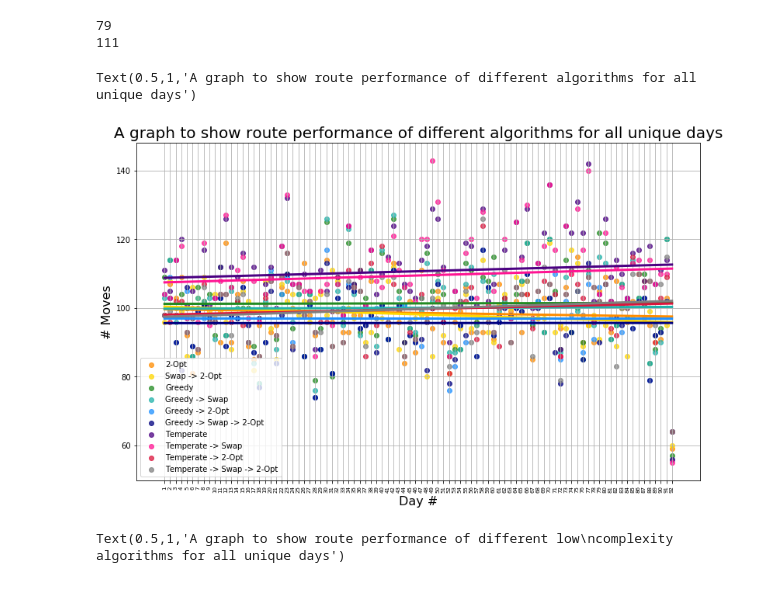
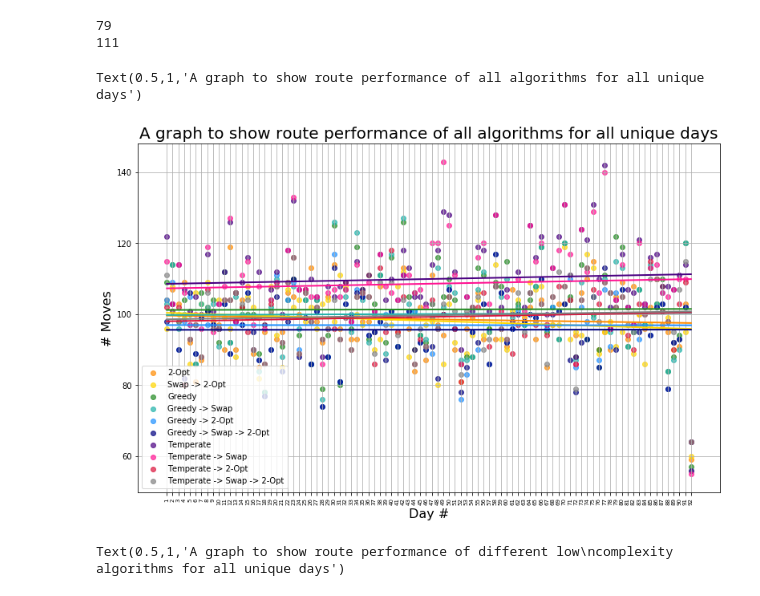
Before and after one commit to hwixley/Drone-Route-Planner, a Jupyter notebook: dataAnalysis/DroneMoveAnalysis.ipynb, the cells around one changed output. Drawn from its saved outputs; the diff is of its cells as text; code cells hidden in the pictures.

```diff
--- a/dataAnalysis/DroneMoveAnalysis.ipynb
+++ b/dataAnalysis/DroneMoveAnalysis.ipynb
@@ -25,23 +25,23 @@ print(moves[10][0])
 # %%
 import seaborn as sns
 import pandas as pd
 x = range(92)
 
 plt.rcParams["figure.figsize"] = (13,8)
 
 for i in range(1,11):
-    plt.scatter(x,moves[i][0:92],c=colors[i],label=names[i],alpha=0.75)
-    plt.plot(x, np.poly1d(np.polyfit(x,moves[i][0:92],1))(np.unique(x)),c=colors[i],lw=3)
+    plt.scatter(x,moves[i][0:92],c=colors[i],label=names[i],alpha=0.7)
+    plt.plot(x, np.poly1d(np.polyfit(x,moves[i][0:92],1))(np.unique(x)),c=colors[i],lw=2)
 
 plt.grid(True)
 plt.legend(loc="lower left")
 plt.xlabel("Day #",fontsize=16)
 plt.ylabel("# Moves",fontsize=16)
 plt.xticks(x,range(1,93),rotation=90,fontsize=7)
-plt.title("A graph to show route performance of different algorithms for all unique days",fontsize=20)
+plt.title("A graph to show route performance of all algorithms for all unique days",fontsize=20)
 # %% [output]
-Text(0.5,1,'A graph to show route performance of different algorithms for all unique days')
+Text(0.5,1,'A graph to show route performance of all algorithms for all unique days')
-[figure, old version]
+[figure, new version]
 # %%
 ys=[3,7]
 
```
Also changed, not shown: parts of 2 cells of this notebook, 6 other files.
